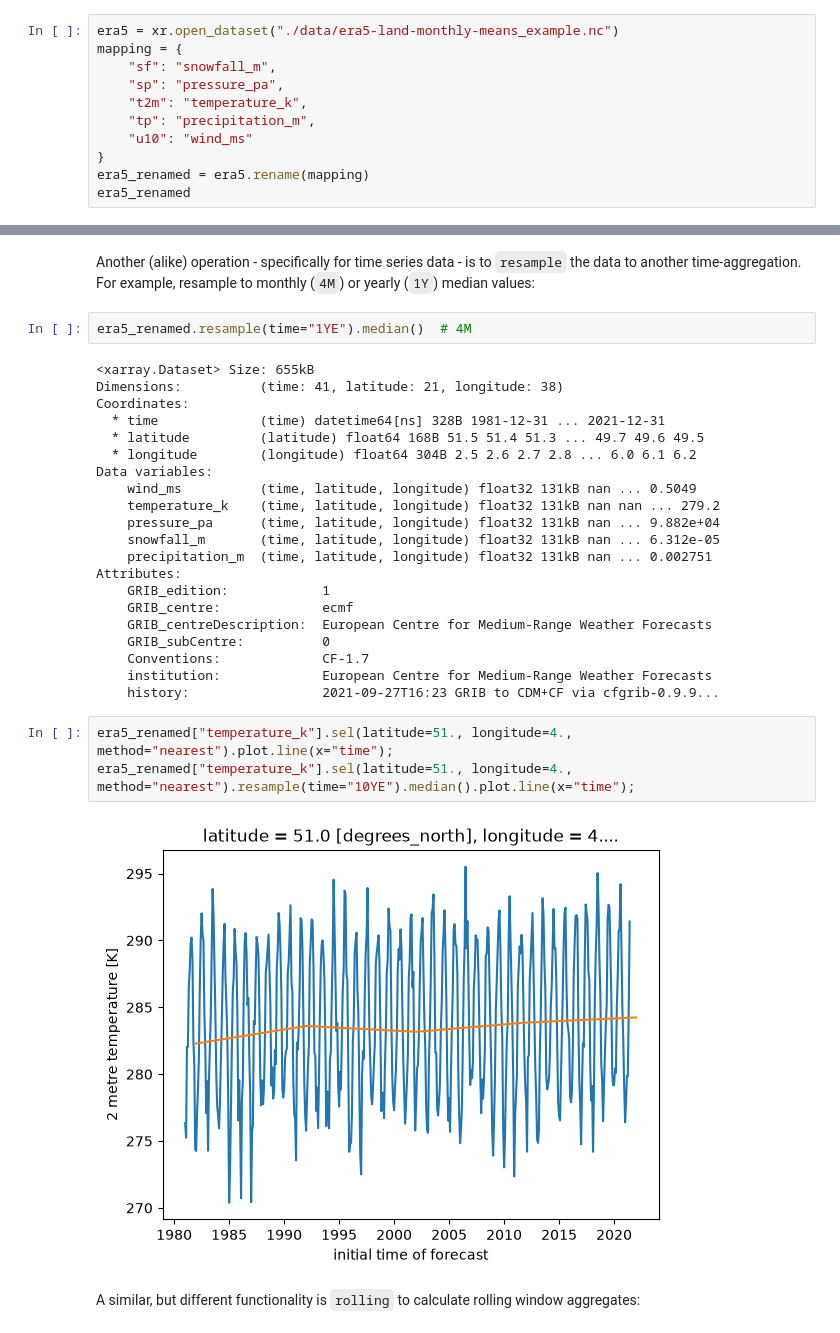
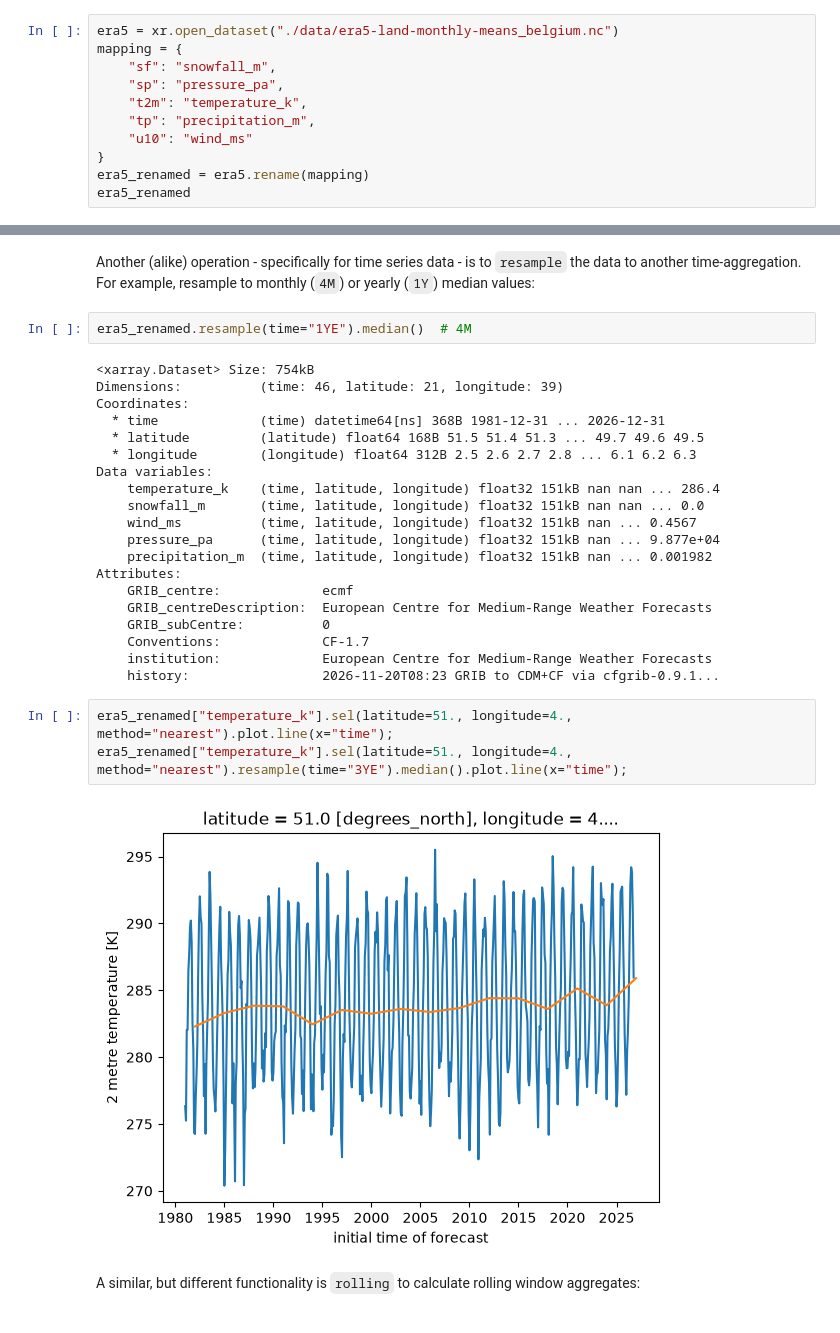
Before and after one commit to plovercode/course-python-geospatial, a Jupyter notebook: notebooks/12-xarray-advanced.ipynb, the cells around one changed output, grey strips where cells are left out. Drawn from its saved outputs; the diff is of its cells as text.

Commit message:
update ERA5 data to include latest years

```diff
--- a/notebooks/12-xarray-advanced.ipynb
+++ b/notebooks/12-xarray-advanced.ipynb
@@ -433,7 +431,7 @@ era5_renamed.plot.scatter(x="temperature_c", y="speed_of_sound_m_s")
 # %% [markdown]
 Let's start again from the ERA5 data set we worked with in the previous exercises, and rename the variables for convenience:
 # %%
-era5 = xr.open_dataset("./data/era5-land-monthly-means_example.nc")
+era5 = xr.open_dataset("./data/era5-land-monthly-means_belgium.nc")
 mapping = {
     "sf": "snowfall_m",
     "sp": "pressure_pa",
@@ -651,31 +646,30 @@ Another (alike) operation - specifically for time series data - is to `resample`
 # %%
 era5_renamed.resample(time="1YE").median()  # 4M
 # %% [output]
-<xarray.Dataset> Size: 655kB
-Dimensions:          (time: 41, latitude: 21, longitude: 38)
+<xarray.Dataset> Size: 754kB
+Dimensions:          (time: 46, latitude: 21, longitude: 39)
 Coordinates:
-  * time             (time) datetime64[ns] 328B 1981-12-31 ... 2021-12-31
+  * time             (time) datetime64[ns] 368B 1981-12-31 ... 2026-12-31
   * latitude         (latitude) float64 168B 51.5 51.4 51.3 ... 49.7 49.6 49.5
-  * longitude        (longitude) float64 304B 2.5 2.6 2.7 2.8 ... 6.0 6.1 6.2
+  * longitude        (longitude) float64 312B 2.5 2.6 2.7 2.8 ... 6.1 6.2 6.3
 Data variables:
-    wind_ms          (time, latitude, longitude) float32 131kB nan ... 0.5049
-    temperature_k    (time, latitude, longitude) float32 131kB nan nan ... 279.2
-    pressure_pa      (time, latitude, longitude) float32 131kB nan ... 9.882e+04
-    snowfall_m       (time, latitude, longitude) float32 131kB nan ... 6.312e-05
-    precipitation_m  (time, latitude, longitude) float32 131kB nan ... 0.002751
+    temperature_k    (time, latitude, longitude) float32 151kB nan nan ... 286.4
+    snowfall_m       (time, latitude, longitude) float32 151kB nan nan ... 0.0
+    wind_ms          (time, latitude, longitude) float32 151kB nan ... 0.4567
+    pressure_pa      (time, latitude, longitude) float32 151kB nan ... 9.877e+04
+    precipitation_m  (time, latitude, longitude) float32 151kB nan ... 0.001982
 Attributes:
-    GRIB_edition:            1
     GRIB_centre:             ecmf
     GRIB_centreDescription:  European Centre for Medium-Range Weather Forecasts
     GRIB_subCentre:          0
     Conventions:             CF-1.7
     institution:             European Centre for Medium-Range Weather Forecasts
-    history:                 2021-09-27T16:23 GRIB to CDM+CF via cfgrib-0.9.9...
+    history:                 2026-11-20T08:23 GRIB to CDM+CF via cfgrib-0.9.1...
 # %%
 era5_renamed["temperature_k"].sel(latitude=51., longitude=4., method="nearest").plot.line(x="time");
-era5_renamed["temperature_k"].sel(latitude=51., longitude=4., method="nearest").resample(time="10YE").median().plot.line(x="time");
+era5_renamed["temperature_k"].sel(latitude=51., longitude=4., method="nearest").resample(time="3YE").median().plot.line(x="time");
 # %% [output]
-[figure, old version]
+[figure, new version]
 # %% [markdown]
 A similar, but different functionality is `rolling` to calculate rolling window aggregates:
 # %%
```
Also changed, not shown: parts of 17 cells of this notebook, 4 other files.
